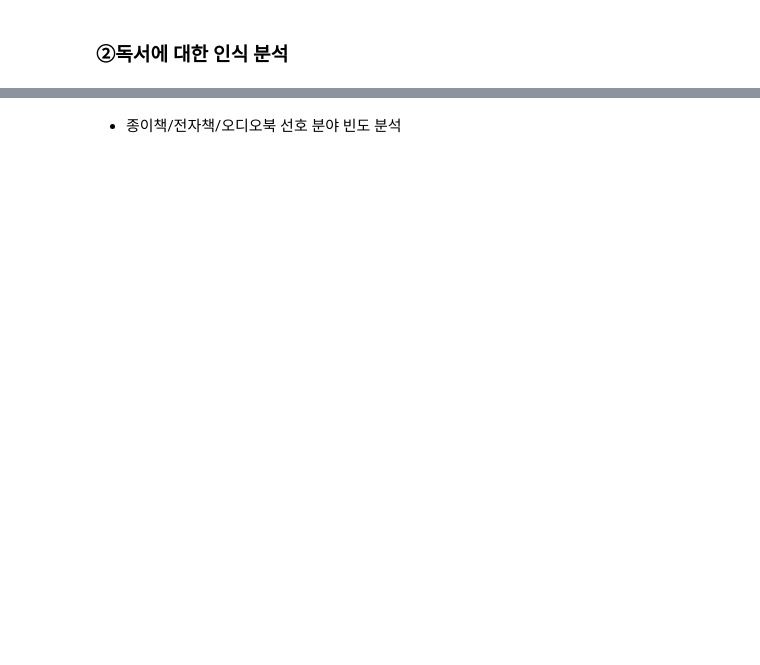
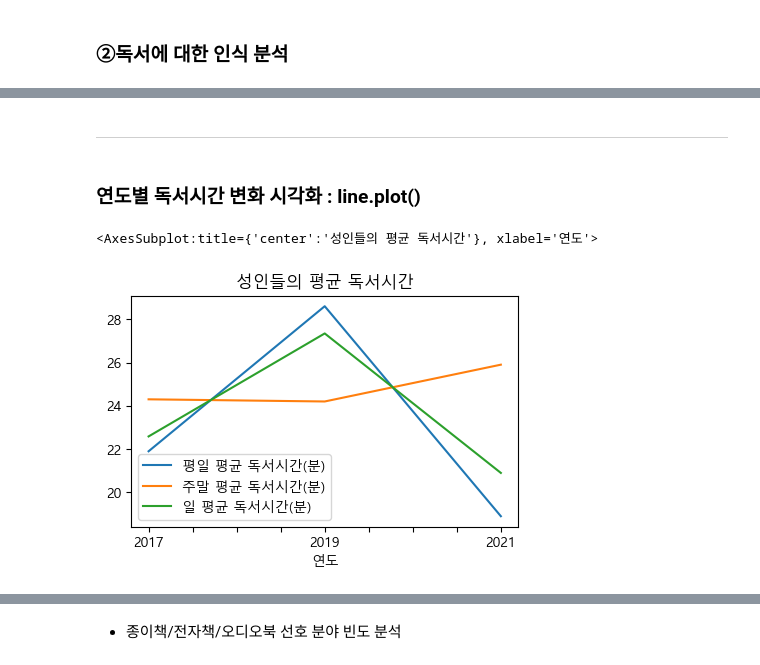
Before and after one commit to Yerial1125/semi_project, a Jupyter notebook: E조_세미프로젝트.ipynb, the cells around one changed output, grey strips where cells are left out. Drawn from its saved outputs; the diff is of its cells as text; code cells hidden in the pictures; blank space fills up the shorter version.

```diff
--- a/E조_세미프로젝트.ipynb
+++ b/E조_세미프로젝트.ipynb
@@ -797,0 +880,4 @@ read_avg_stu.iloc[1:3,9:12].plot(figsize=(5,3), title='오디오북 평균 독
+# %%
+# 연도별 그룹화
+adult_gr = total_adult.groupby('연도')
+adult_gr
@@ -797,0 +886,3 @@ read_avg_stu.iloc[1:3,9:12].plot(figsize=(5,3), title='오디오북 평균 독
+# %%
+# 연도별 독서시간 평균값 데이터프레임
+read_avg_adult = adult_gr.mean().round(1).drop(['월 평균 이용빈도','연 평균 이용빈도'],axis=1)
@@ -797,0 +897,7 @@ read_avg_stu.iloc[1:3,9:12].plot(figsize=(5,3), title='오디오북 평균 독
+# %%
+#2019,2021년 종류별 독서시간 -> 전체 독서시간
+for i in range(1,3):
+    for j in range(2) :
+        read_avg_adult.iloc[i,j] = read_avg_adult.iloc[i,j+2] + read_avg_adult.iloc[i,j+4] + read_avg_adult.iloc[i,j+6]
+
+read_avg_adult
@@ -797,0 +910,8 @@ read_avg_stu.iloc[1:3,9:12].plot(figsize=(5,3), title='오디오북 평균 독
+# %%
+# 종류별 평일/주말 평균 독서시간 -> 일 평균 독서시간 추출
+read_avg_adult.insert(2,'일 평균 독서시간(분)',(read_avg_adult.iloc[:,0]*5 + read_avg_adult.iloc[:,1]*2)/7)
+read_avg_adult.insert(5,'종이_일 평균 독서시간(분)',(read_avg_adult.iloc[:,3]*5 + read_avg_adult.iloc[:,4]*2)/7)
+read_avg_adult.insert(8,'전자_일 평균 독서시간(분)',(read_avg_adult.iloc[:,6]*5 + read_avg_adult.iloc[:,7]*2)/7)
+read_avg_adult.insert(11,'오디오_일 평균 독서시간(분)',(read_avg_adult.iloc[:,9]*5 + read_avg_adult.iloc[:,10]*2)/7)
+
+read_avg_adult
@@ -797,0 +924,9 @@ read_avg_stu.iloc[1:3,9:12].plot(figsize=(5,3), title='오디오북 평균 독
+# %% [markdown]
+------------------------------------
+# %% [markdown]
+### 연도별 독서시간 변화 시각화 : line.plot()
+# %%
+read_avg_adult.iloc[:,0:3].plot(figsize=(5,3), title='성인들의 평균 독서시간')
+# %% [output]
+<AxesSubplot:title={'center':'성인들의 평균 독서시간'}, xlabel='연도'>
+[figure, added]
```
Also changed, not shown: parts of 112 cells of this notebook.
